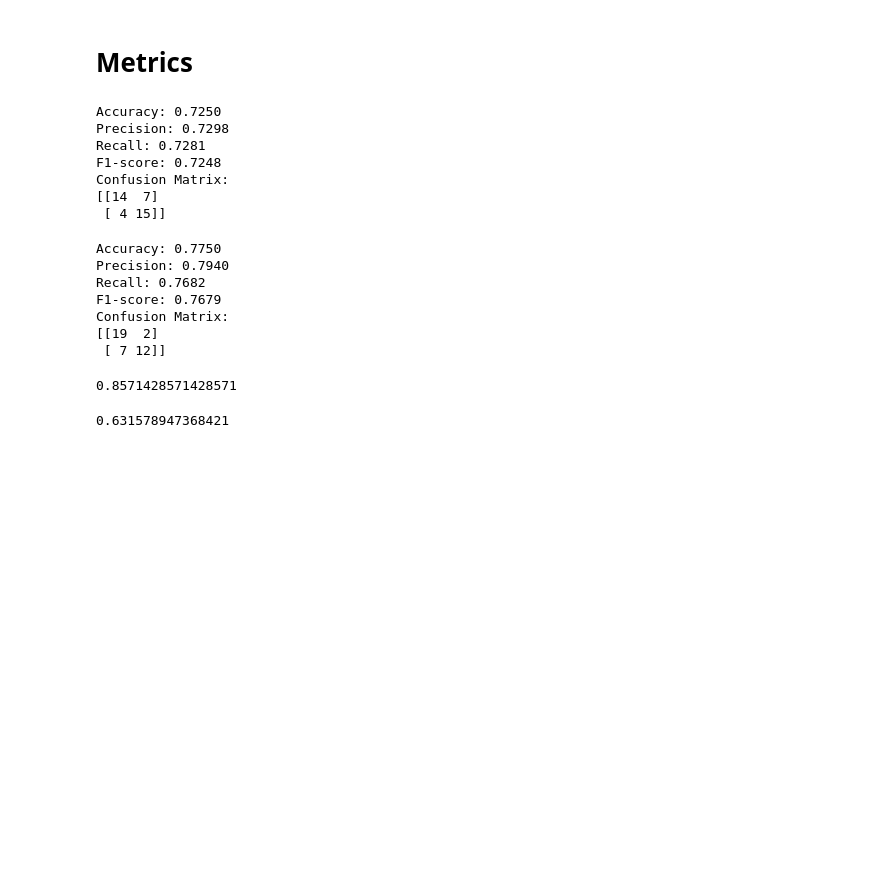
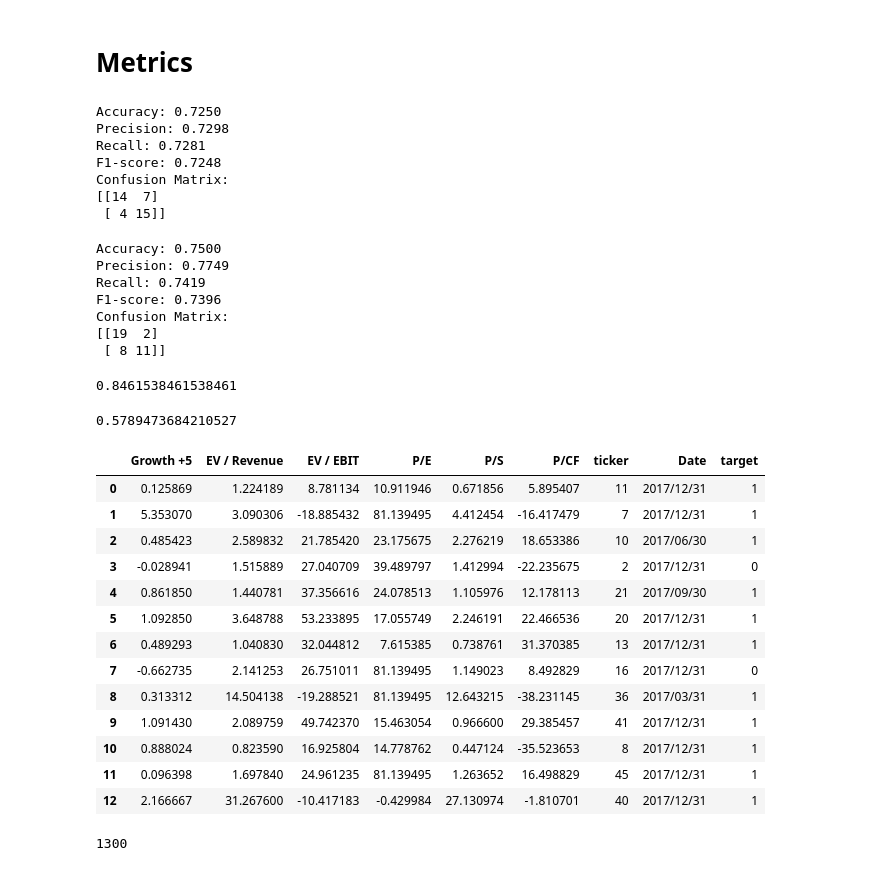
Before and after one commit to MAGRAP/marketsharegrowth, a Jupyter notebook: nb/eda_analysis/analysis copy.ipynb, the cells around one changed output. Drawn from its saved outputs; the diff is of its cells as text; code cells hidden in the pictures; blank space fills up the shorter version.

```diff
--- a/nb/eda_analysis/analysis copy.ipynb
+++ b/nb/eda_analysis/analysis copy.ipynb
@@ -220,7 +220,8 @@ data_to_study_filled_drop['Growth +5'].quantile(0.9)
 # %% [output]
 2.8773593254170655
 # %%
-data_to_study_final = data_to_study_filled_drop.drop(columns='Growth +5')
+# data_to_study_final = data_to_study_filled_drop.drop(columns='Growth +5')
+data_to_study_final = data_to_study_filled_drop
 # %%
 data_to_study_final.shape
 # %% [output]
@@ -271,6 +272,8 @@ all_sequences_train = []
 all_sequences_test = []
 all_targets_train = []  # To store the corresponding target values
 all_targets_test = []  # To store the corresponding target values
+all_info_rows_test = []
+all_info_rows_train = []
 
 # Define the percentage of data to allocate for testing
 test_size = 0.2
@@ -281,11 +284,13 @@ for label in df['ticker'].unique():
     company_data = df[df['ticker'] == label]
 
     # Sort data by date
-    company_data = company_data.sort_values(by='Date').drop(columns=['Date', 'ticker'])
+    company_data_complete = company_data.sort_values(by='Date')
+    company_data = company_data.sort_values(by='Date').drop(columns=['Date', 'ticker', 'Growth +5'])
     n_features = len(company_data.columns) - 1
     # Create sequences for the current company
     sequences = []
     targets = []  # To store the corresponding target values
+    info_rows = []
     sequences_train = []
     sequences_test = []
     targets_train = []
@@ -293,8 +298,10 @@ for label in df['ticker'].unique():
     for i in range(len(company_data) - n_steps + 1):
         sequence = company_data.iloc[i:i + n_steps, 0:n_features].values  # Adjust column indices
         target = company_data.iloc[i + n_steps - 1, n_features]  # Assuming the target column is the last one
+        info_row = company_data_complete.iloc[i + n_steps - 1]
         sequences.append(sequence)
         targets.append(target)
+        info_rows.append(info_row)
 
     # Calculate the index to split the data
     split_index = int(len(targets) * (1 - test_size))
@@ -304,6 +311,8 @@ for label in df['ticker'].unique():
     sequences_test = sequences[split_index:]
     targets_train = targets[:split_index]
     targets_test = targets[split_index:]
+    info_rows_train = info_rows[:split_index]
+    info_rows_test = info_rows[split_index:]
 
     # Append sequences and corresponding targets to the lists
     all_sequences.extend(sequences)
@@ -313,6 +322,8 @@ for label in df['ticker'].unique():
     all_sequences_test.extend(sequences_test)
     all_targets_train.extend(targets_train)
     all_targets_test.extend(targets_test)
+    all_info_rows_train.extend(info_rows_train)
+    all_info_rows_test.extend(info_rows_test)
 # %% [markdown]
 # Split train test
 # %%
@@ -327,6 +338,8 @@ split_index = int(len(all_targets) * (1 - test_size))
 # Split the data into training and testing sets
 X_train, X_test = all_sequences_train, all_sequences_test
 y_train, y_test = all_targets_train, all_targets_test
+
+train_all_info, test_all_info = all_info_rows_train, all_info_rows_test
 # %% [markdown]
 ## Create Model
 # %%
@@ -486,22 +525,52 @@ Confusion Matrix:
 # Calculate classification metrics
 metrics_form(y_true, y_pred_mod)
 # %% [output]
-Accuracy: 0.7750
-Precision: 0.7940
-Recall: 0.7682
-F1-score: 0.7679
+Accuracy: 0.7500
+Precision: 0.7749
+Recall: 0.7419
+F1-score: 0.7396
 Confusion Matrix:
 [[19  2]
- [ 7 12]]
+ [ 8 11]]
 # %%
 # Calculate precision for class 1
 precision_class_1 = precision_score(y_true, y_pred_mod, labels=[1], average='macro')
 precision_class_1
 # %% [output]
-0.8571428571428571
+0.8461538461538461
 # %%
 # Calculate precision for class 1
 recall_class_1 = recall_score(y_true, y_pred_mod, labels=[1], average='macro')
 recall_class_1
 # %% [output]
-0.631578947368421
+0.5789473684210527
+# %%
+# Use list comprehension to select items
+class_one_predited_info = [item for item, select in zip(test_all_info, y_pred_mod==1) if select]
+
+growth_list = []
+
+for info in class_one_predited_info:
+    growth_list.append(info.to_list())
+
+test_info_df =  pd.DataFrame(growth_list, columns=info.index)
+test_info_df
+# %% [output]
+|  | Growth +5 | EV / Revenue | EV / EBIT | P/E | P/S | P/CF | ticker | Date | target |
+| 0 | 0.125869 | 1.224189 | 8.781134 | 10.911946 | 0.671856 | 5.895407 | 11 | 2017/12/31 | 1 |
+| 1 | 5.353070 | 3.090306 | -18.885432 | 81.139495 | 4.412454 | -16.417479 | 7 | 2017/12/31 | 1 |
+| 2 | 0.485423 | 2.589832 | 21.785420 | 23.175675 | 2.276219 | 18.653386 | 10 | 2017/06/30 | 1 |
+| 3 | -0.028941 | 1.515889 | 27.040709 | 39.489797 | 1.412994 | -22.235675 | 2 | 2017/12/31 | 0 |
+| 4 | 0.861850 | 1.440781 | 37.356616 | 24.078513 | 1.105976 | 12.178113 | 21 | 2017/09/30 | 1 |
+| 5 | 1.092850 | 3.648788 | 53.233895 | 17.055749 | 2.246191 | 22.466536 | 20 | 2017/12/31 | 1 |
+| 6 | 0.489293 | 1.040830 | 32.044812 | 7.615385 | 0.738761 | 31.370385 | 13 | 2017/12/31 | 1 |
+| 7 | -0.662735 | 2.141253 | 26.751011 | 81.139495 | 1.149023 | 8.492829 | 16 | 2017/12/31 | 0 |
+| 8 | 0.313312 | 14.504138 | -19.288521 | 81.139495 | 12.643215 | -38.231145 | 36 | 2017/03/31 | 1 |
+| 9 | 1.091430 | 2.089759 | 49.742370 | 15.463054 | 0.966600 | 29.385457 | 41 | 2017/12/31 | 1 |
+| 10 | 0.888024 | 0.823590 | 16.925804 | 14.778762 | 0.447124 | -35.523653 | 8 | 2017/12/31 | 1 |
+| 11 | 0.096398 | 1.697840 | 24.961235 | 81.139495 | 1.263652 | 16.498829 | 45 | 2017/12/31 | 1 |
+| 12 | 2.166667 | 31.267600 | -10.417183 | -0.429984 | 27.130974 | -1.810701 | 40 | 2017/12/31 | 1 |
+# %%
+len(test_info_df) * 100
+# %% [output]
+1300
```
Also changed, not shown: parts of 6 cells of this notebook, 2 other files.
